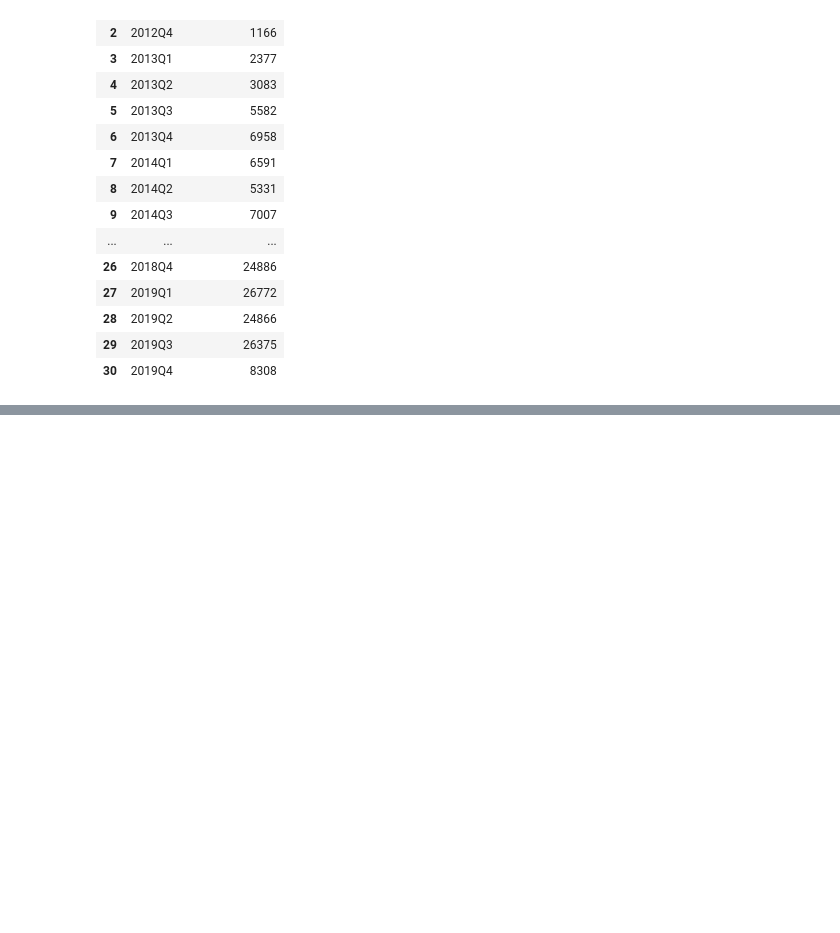
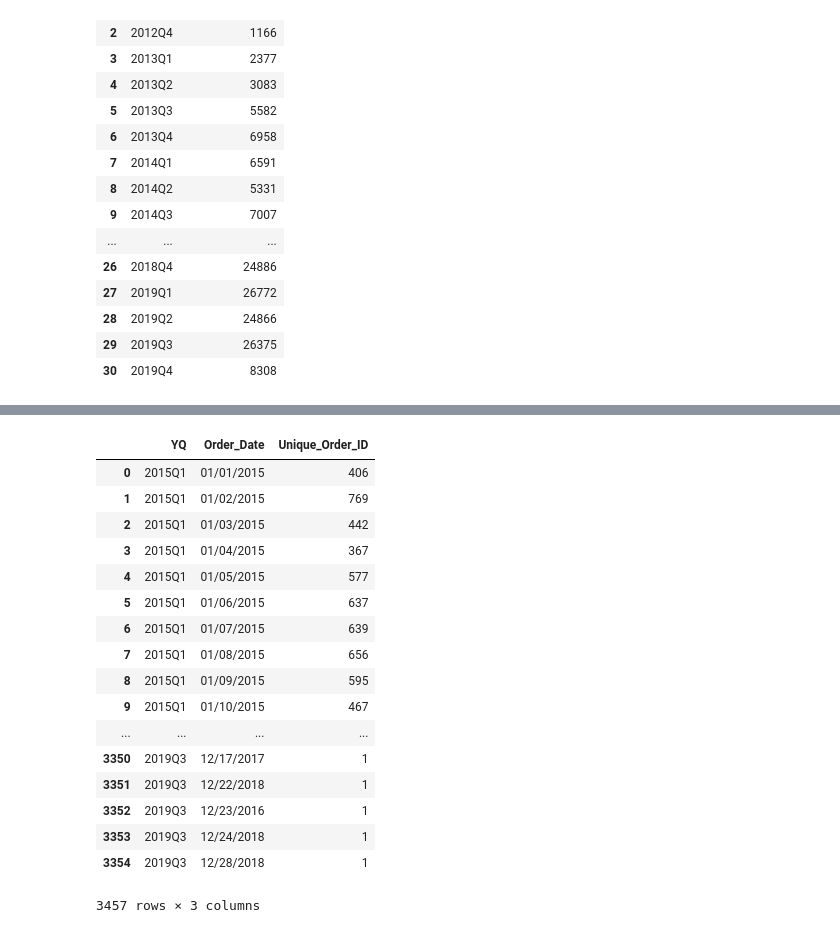
Before and after one commit to XuetingS/PP, a Jupyter notebook: src/12.09.ipynb, the cells around one changed output, grey strips where cells are left out. Cells and saved outputs as stored; diff of their text form; code cells hidden in the pictures; blank space fills up the shorter version.

```diff
--- a/src/12.09.ipynb
+++ b/src/12.09.ipynb
@@ -300,0 +556,21 @@ view
+# %%
+Perf[(Perf['Payment_Order'] == 1) & (Perf['YQ'] >= pd.Period('2015Q1'))].groupby(['YQ','Order_Date']).agg({'Unique_Order_ID':'count'}).reset_index()
+# %% [output]
+|  | YQ | Order_Date | Unique_Order_ID |
+| 0 | 2015Q1 | 01/01/2015 | 406 |
+| 1 | 2015Q1 | 01/02/2015 | 769 |
+| 2 | 2015Q1 | 01/03/2015 | 442 |
+| 3 | 2015Q1 | 01/04/2015 | 367 |
+| 4 | 2015Q1 | 01/05/2015 | 577 |
+| 5 | 2015Q1 | 01/06/2015 | 637 |
+| 6 | 2015Q1 | 01/07/2015 | 639 |
+| 7 | 2015Q1 | 01/08/2015 | 656 |
+| 8 | 2015Q1 | 01/09/2015 | 595 |
+| 9 | 2015Q1 | 01/10/2015 | 467 |
+| ... | ... | ... | ... |
+| 3350 | 2019Q3 | 12/17/2017 | 1 |
+| 3351 | 2019Q3 | 12/22/2018 | 1 |
+| 3352 | 2019Q3 | 12/23/2016 | 1 |
+| 3353 | 2019Q3 | 12/24/2018 | 1 |
+| 3354 | 2019Q3 | 12/28/2018 | 1 |
+3457 rows × 3 columns
```
Also changed, not shown: parts of 36 cells of this notebook.
